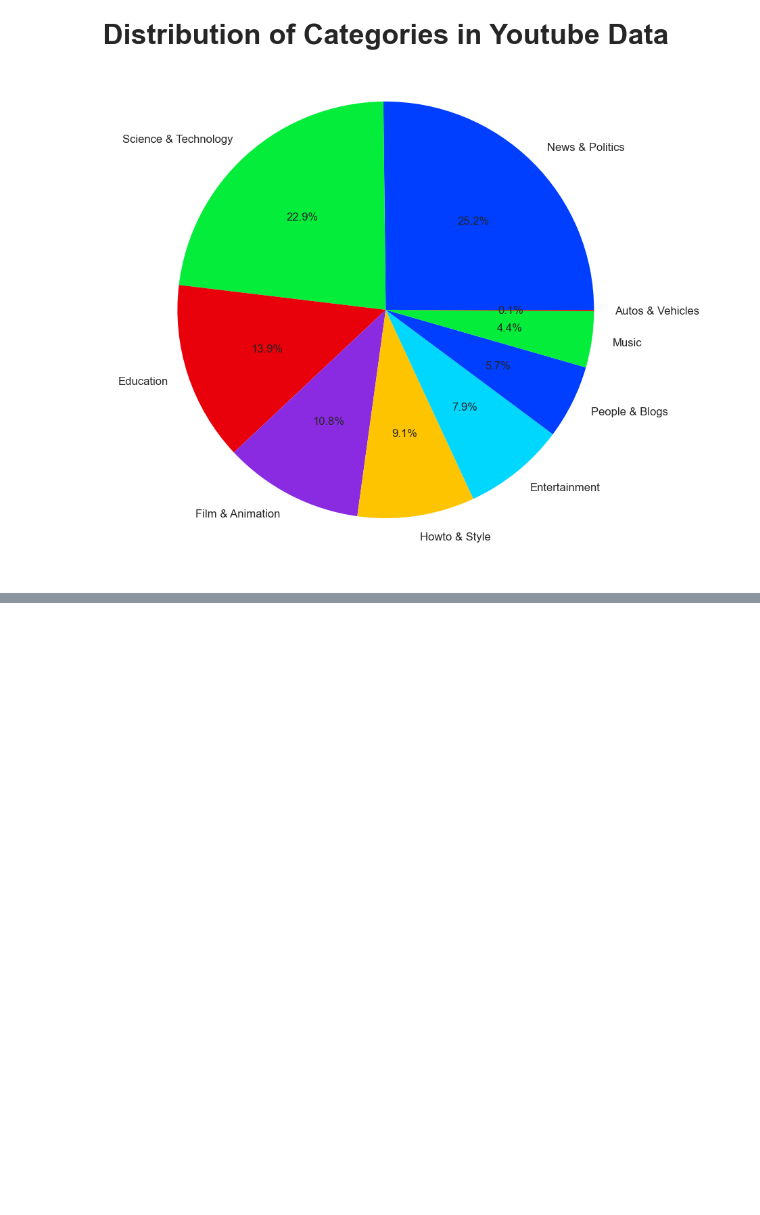
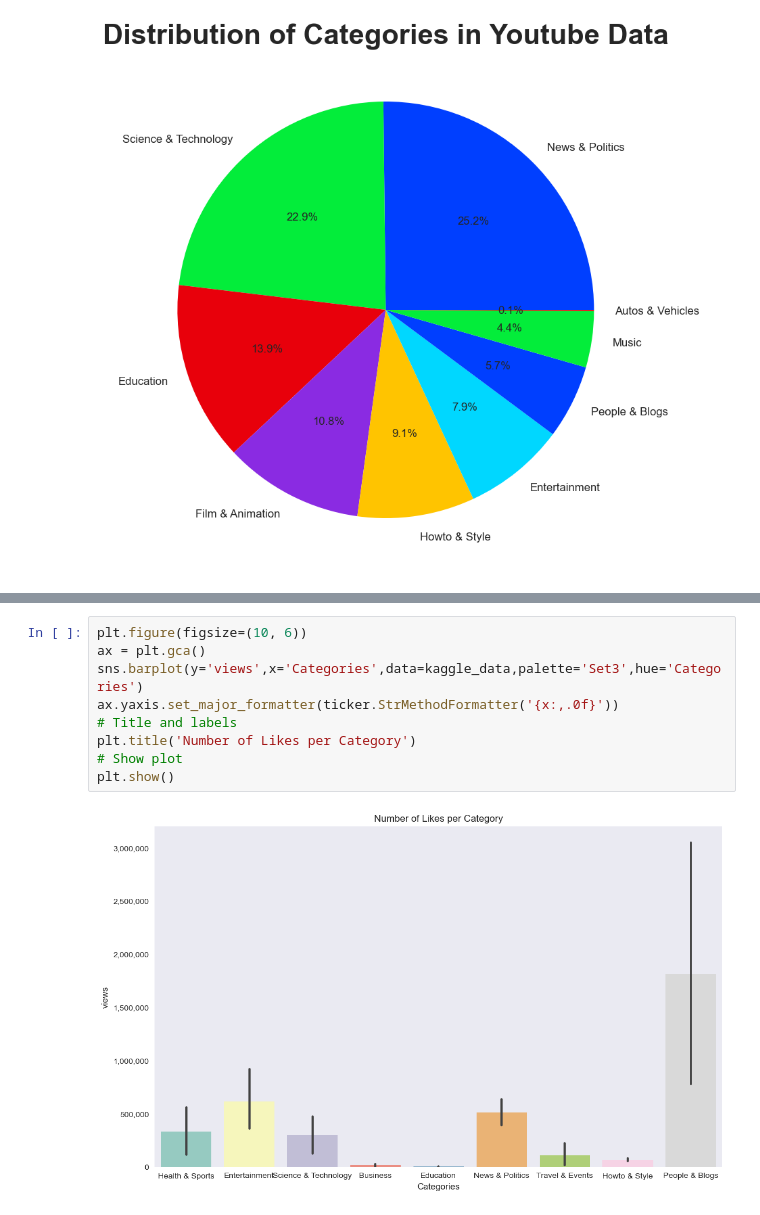
Before and after one commit to Jasper1007J/media_content_platform, a Jupyter notebook: data_extraction.ipynb, the cells around one changed output, grey strips where cells are left out. Saved outputs shown, nothing was run; the diff lists cells and outputs as text; blank space fills up the shorter version.

```diff
--- a/data_extraction.ipynb
+++ b/data_extraction.ipynb
@@ -318,0 +452,11 @@ plt.show()
+# %%
+plt.figure(figsize=(10, 6))
+ax = plt.gca()
+sns.barplot(y='views',x='Categories',data=kaggle_data,palette='Set3',hue='Categories')
+ax.yaxis.set_major_formatter(ticker.StrMethodFormatter('{x:,.0f}'))
+# Title and labels
+plt.title('Number of Likes per Category')
+# Show plot
+plt.show()
+# %% [output]
+[figure, added]
```
Also changed, not shown: parts of 19 cells of this notebook, 4 other files.
